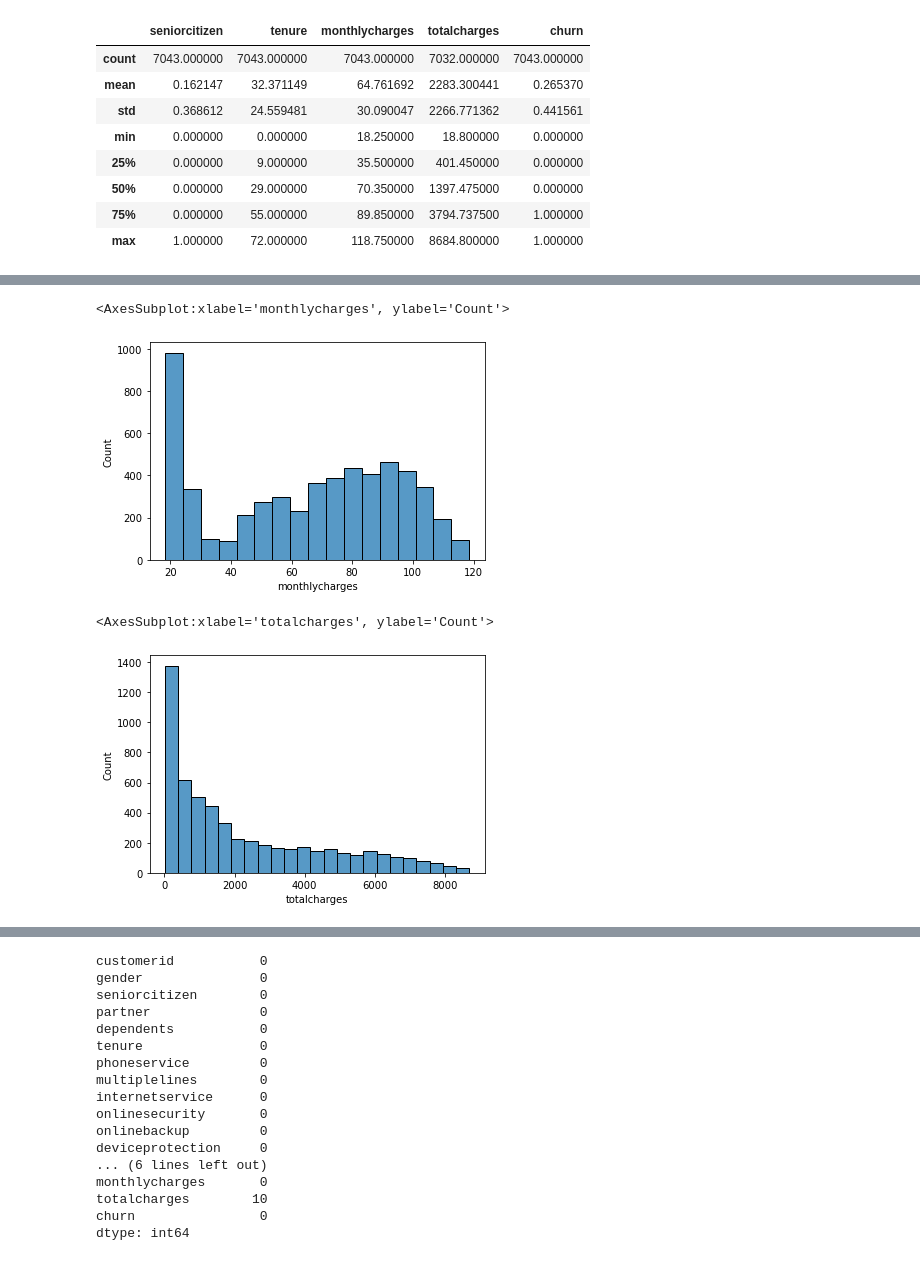
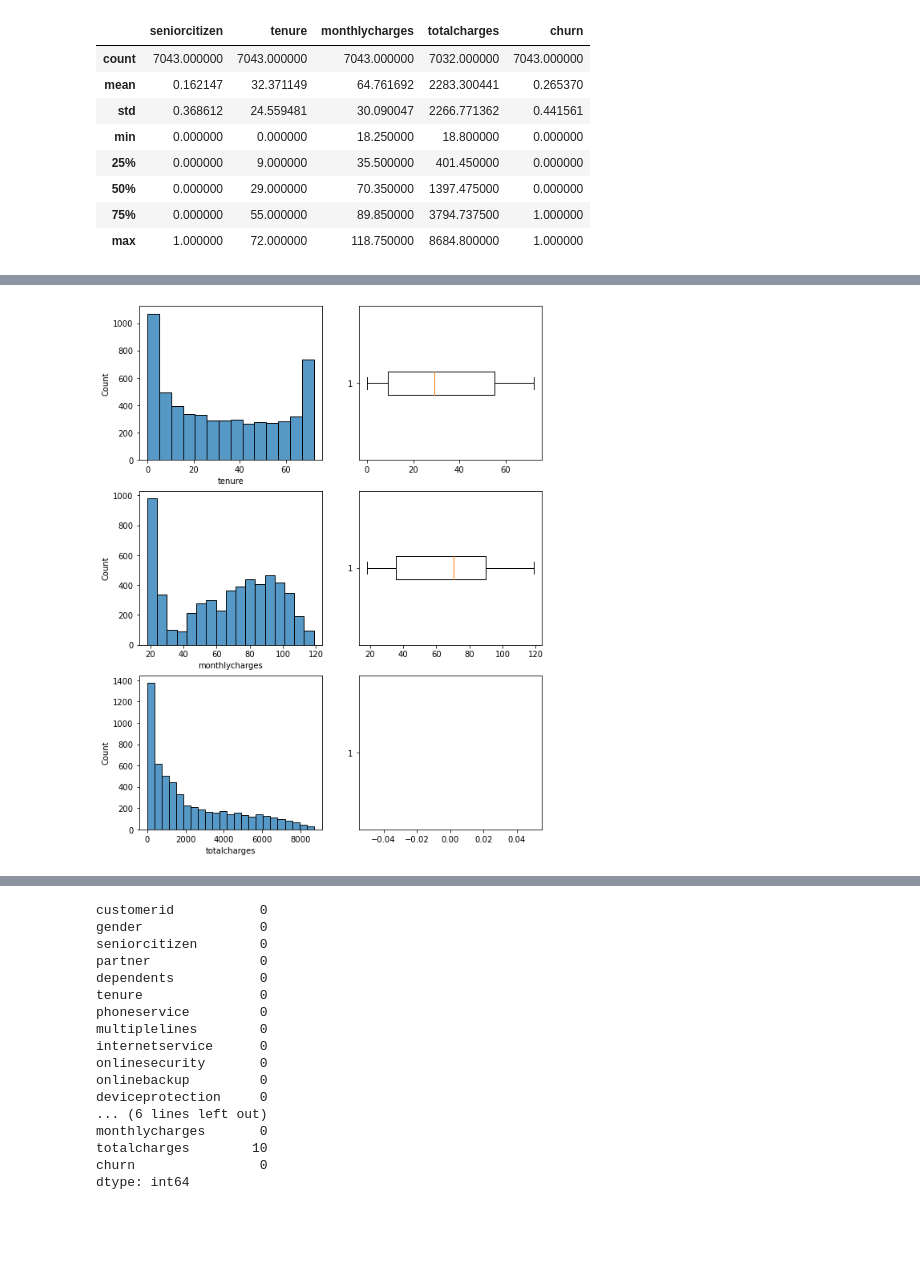
Before and after one commit to SiamakMushakhian/Kaggle, a Jupyter notebook: telco_customer_churn/Telco_Customer_Churn.ipynb, the cells around one changed output, grey strips where cells are left out. Drawn from its saved outputs; the diff is of its cells as text; code cells hidden in the pictures; blank space fills up the shorter version.

```diff
--- a/telco_customer_churn/Telco_Customer_Churn.ipynb
+++ b/telco_customer_churn/Telco_Customer_Churn.ipynb
@@ -161,0 +164,2 @@ memory usage: 968.3+ KB
+# %%
+numerical = ['tenure', 'monthlycharges', 'totalcharges']
@@ -186,11 +197,9 @@ sns.histplot(df_full_train['tenure'])
-# %%
-sns.histplot(df_full_train['monthlycharges'])
-# %% [output]
-<AxesSubplot:xlabel='monthlycharges', ylabel='Count'>
-[figure, removed]
-# %%
-sns.histplot(df_full_train['totalcharges'])
-# %% [output]
-<AxesSubplot:xlabel='totalcharges', ylabel='Count'>
-[figure, removed]
+# %%
+fig, axs = plt.subplots(len(numerical), 2, figsize=(9, len(numerical)*4))
+
+for i in range(len(numerical)):
+    sns.histplot(df_full_train[numerical[i]], ax=axs[i, 0])
+    axs[i, 1].boxplot(df_full_train[numerical[i]], vert=False)
+# %% [output]
+[figure, added]
 # %% [markdown]
```
Also changed, not shown: parts of 21 cells of this notebook, 1 other file.
